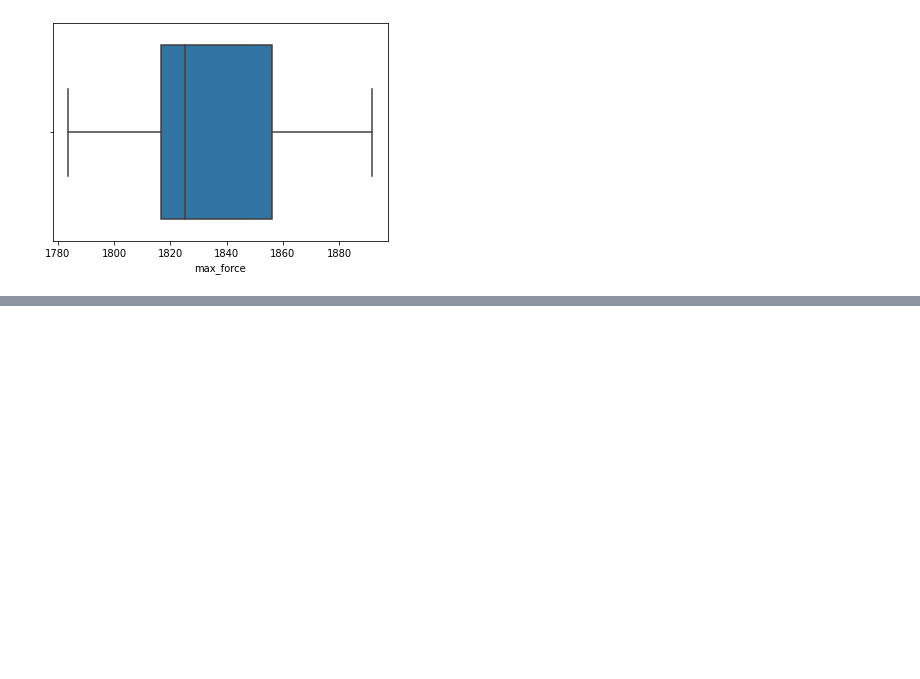
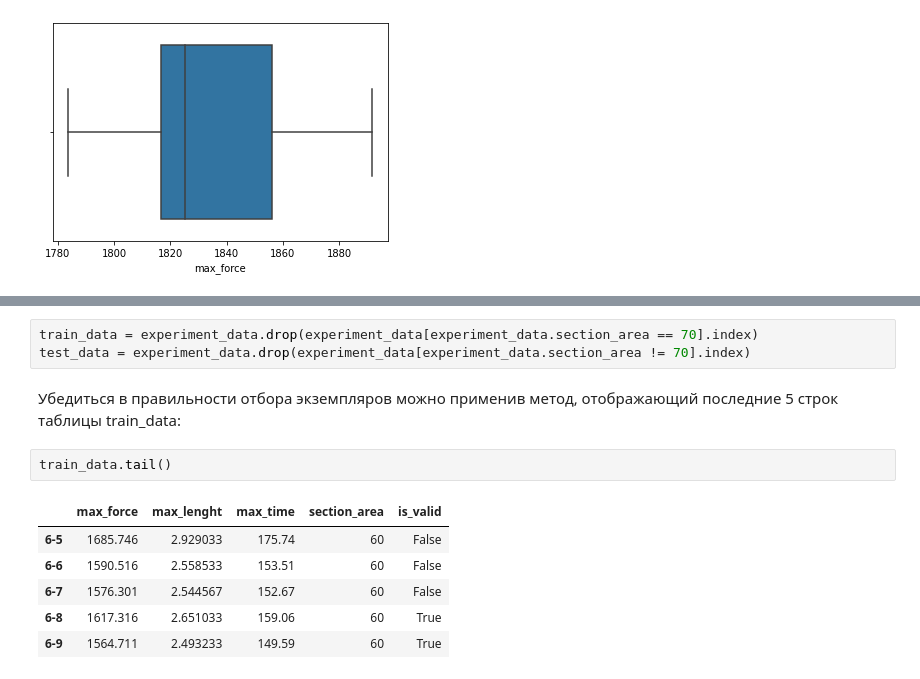
Before and after one commit to gruzdev-as/Polymer_experiment, a Jupyter notebook: Article.ipynb, the cells around one changed output, grey strips where cells are left out. Saved outputs shown, nothing was run; the diff lists cells and outputs as text; blank space fills up the shorter version.

```diff
--- a/Article.ipynb
+++ b/Article.ipynb
@@ -146,0 +166,14 @@ sns.boxplot(x=experiment_data[experiment_data.section_area == 70].max_force);
+# %%
+train_data = experiment_data.drop(experiment_data[experiment_data.section_area == 70].index)
+test_data = experiment_data.drop(experiment_data[experiment_data.section_area != 70].index)
+# %% [markdown]
+Убедиться в правильности отбора экземпляров можно применив метод, отображающий последние 5 строк таблицы train_data:
+# %%
+train_data.tail()
+# %% [output]
+|  | max_force | max_lenght | max_time | section_area | is_valid |
+| 6-5 | 1685.746 | 2.929033 | 175.74 | 60 | False |
+| 6-6 | 1590.516 | 2.558533 | 153.51 | 60 | False |
+| 6-7 | 1576.301 | 2.544567 | 152.67 | 60 | False |
+| 6-8 | 1617.316 | 2.651033 | 159.06 | 60 | True |
+| 6-9 | 1564.711 | 2.493233 | 149.59 | 60 | True |
```
Also changed, not shown: parts of 15 cells of this notebook, 4 other files.
